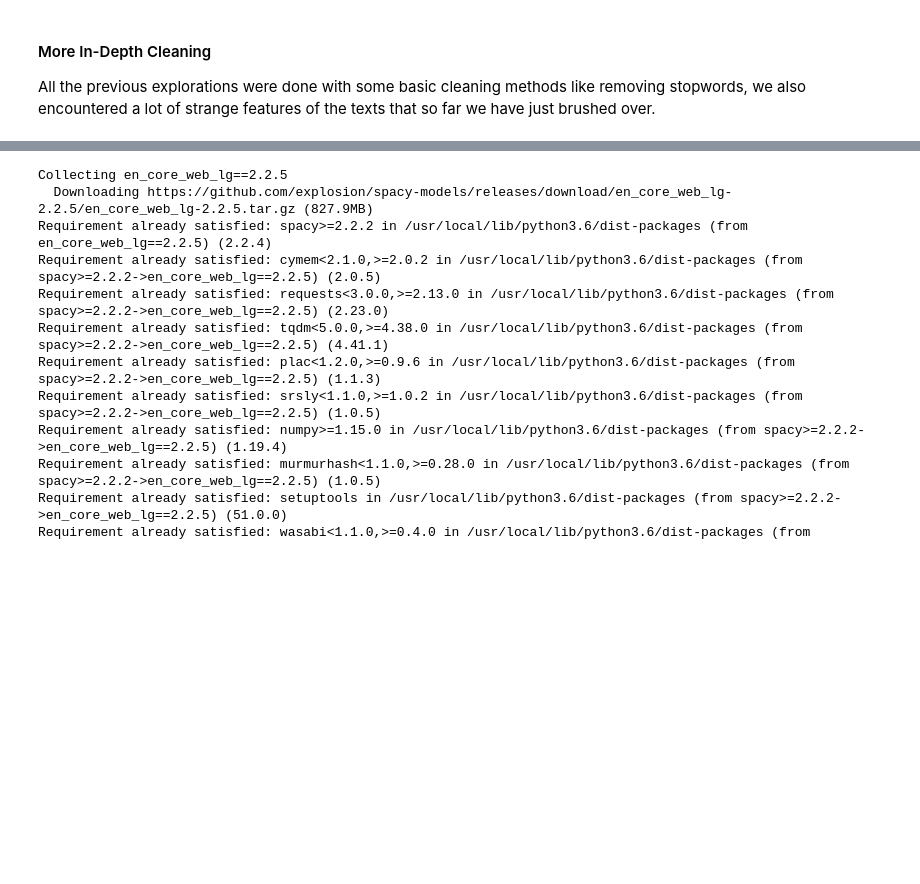
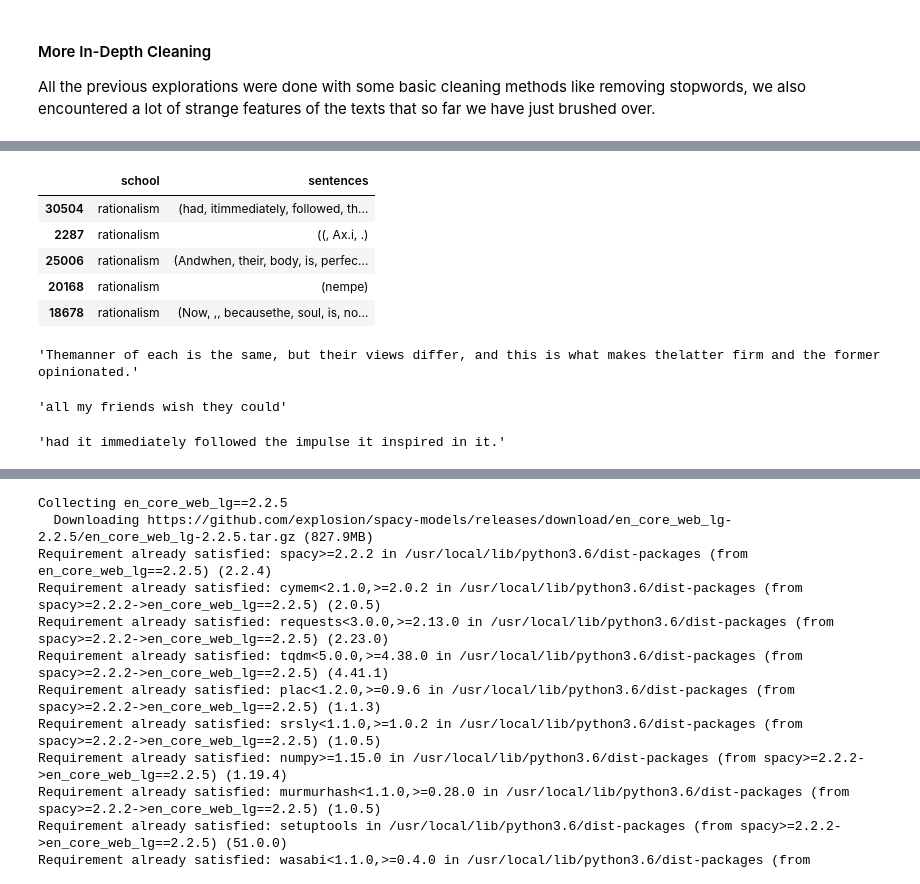
Before and after one commit to kcalizadeh/phil_nlp, a Jupyter notebook: data_load_clean.ipynb, the cells around one changed output, grey strips where cells are left out. Saved outputs shown, nothing was run; the diff lists cells and outputs as text; code cells hidden in the pictures; blank space fills up the shorter version.

```diff
--- a/data_load_clean.ipynb
+++ b/data_load_clean.ipynb
@@ -438,0 +571,39 @@ All the previous explorations were done with some basic cleaning methods like re
+# %%
+text_df_small = text_df.sample(50)
+text_df_small.head()
+# %% [output]
+|  | school | sentences |
+| 30504 | rationalism | (had, itimmediately, followed, th... |
+| 2287 | rationalism | ((, Ax.i, .) |
+| 25006 | rationalism | (Andwhen, their, body, is, perfec... |
+| 20168 | rationalism | (nempe) |
+| 18678 | rationalism | (Now, ,, becausethe, soul, is, no... |
+# %%
+str(text_df_small.iloc[0]['sentences'])
+# %% [output]
+'Themanner of each is the same, but their views differ, and this is what makes thelatter firm and the former opinionated.'
+# %%
+sym_spell = SymSpell(max_dictionary_edit_distance=0, prefix_length=7)
+dictionary_path = pkg_resources.resource_filename(
+    "symspellpy", "frequency_dictionary_en_82_765.txt")
+sym_spell.load_dictionary(dictionary_path, term_index=0, count_index=1)
+
+input_term = 'a ll my frie nds wishtheycoul d'
+result = sym_spell.word_segmentation(input_term)
+
+result.corrected_string
+# %% [output]
+'all my friends wish they could'
+# %%
+def space_words(str, dict_path=pkg_resources.resource_filename("symspellpy", "frequency_dictionary_en_82_765.txt")):
+  sym_spell = SymSpell(max_dictionary_edit_distance=0, prefix_length=7)
+  sym_spell.load_dictionary(dict_path, term_index=0, count_index=1)
+
+  input_term = str
+  result = sym_spell.word_segmentation(input_term)
+
+  return result.corrected_string
+
+space_words(str(text_df_small.iloc[0]['sentences']))
+# %% [output]
+'had it immediately followed the impulse it inspired in it.'
```
Also changed, not shown: parts of 31 cells of this notebook.
